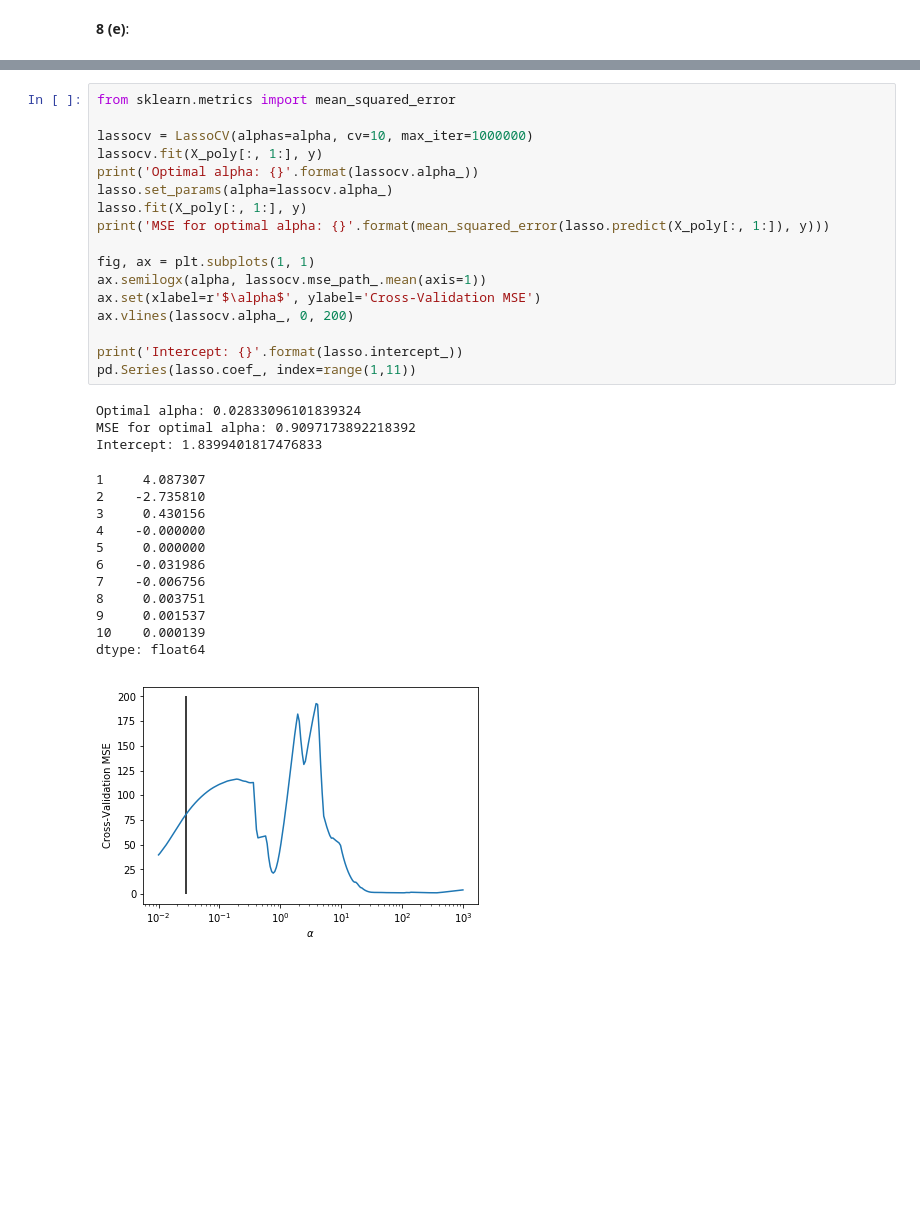
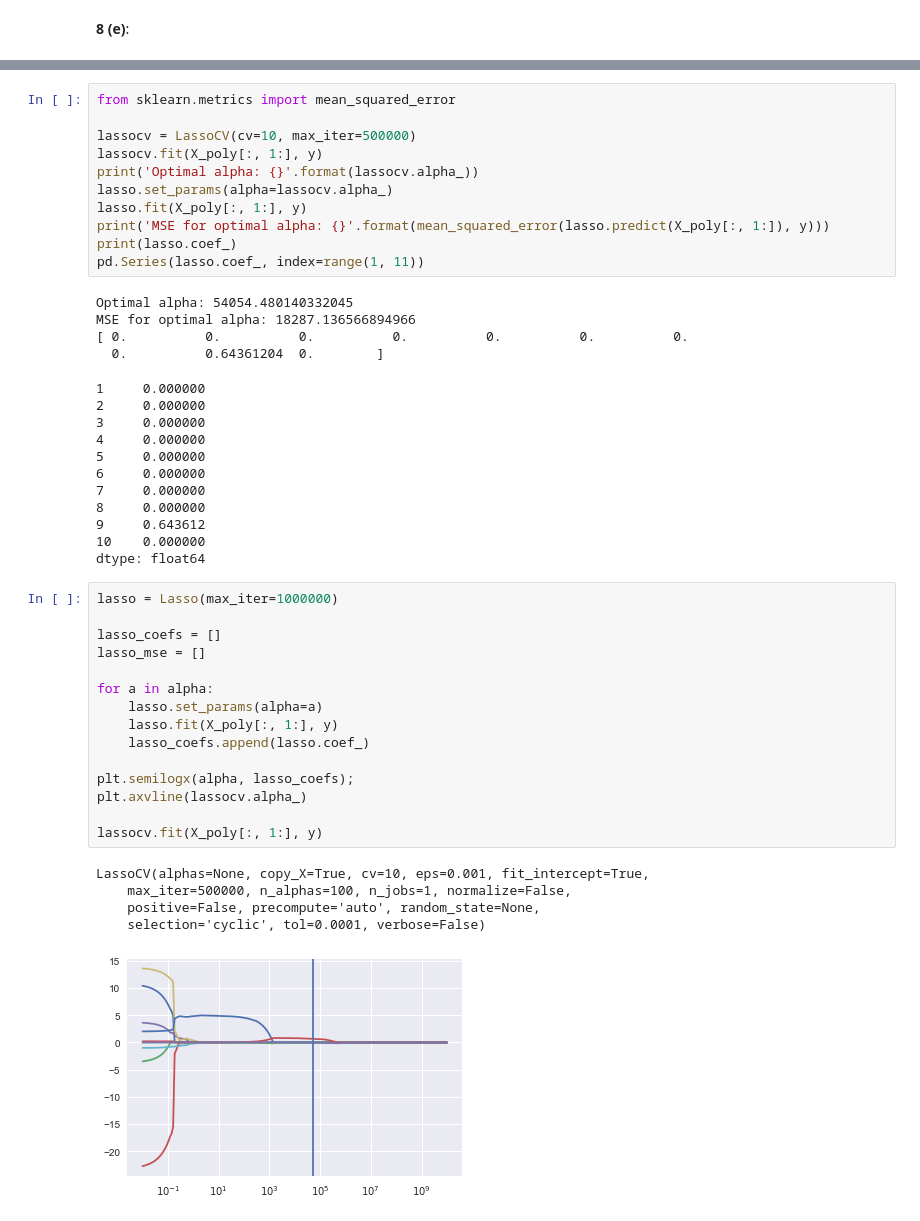
Before and after one commit to tsansom/islpy, a Jupyter notebook: notebooks/Chapter 6/Chapter 6 - Exercises.ipynb, the cells around one changed output, grey strips where cells are left out. Saved outputs shown, nothing was run; the diff lists cells and outputs as text; blank space fills up the shorter version.

```diff
--- a/notebooks/Chapter 6/Chapter 6 - Exercises.ipynb
+++ b/notebooks/Chapter 6/Chapter 6 - Exercises.ipynb
@@ -442,33 +509,48 @@ plt.semilogx(alpha, lasso_coefs)
 # %%
 from sklearn.metrics import mean_squared_error
 
-lassocv = LassoCV(alphas=alpha, cv=10, max_iter=1000000)
+lassocv = LassoCV(cv=10, max_iter=500000)
 lassocv.fit(X_poly[:, 1:], y)
 print('Optimal alpha: {}'.format(lassocv.alpha_))
 lasso.set_params(alpha=lassocv.alpha_)
 lasso.fit(X_poly[:, 1:], y)
 print('MSE for optimal alpha: {}'.format(mean_squared_error(lasso.predict(X_poly[:, 1:]), y)))
-
-fig, ax = plt.subplots(1, 1)
-ax.semilogx(alpha, lassocv.mse_path_.mean(axis=1))
-ax.set(xlabel=r'$\alpha$', ylabel='Cross-Validation MSE')
-ax.vlines(lassocv.alpha_, 0, 200)
-
-print('Intercept: {}'.format(lasso.intercept_))
-pd.Series(lasso.coef_, index=range(1,11))
+print(lasso.coef_)
+pd.Series(lasso.coef_, index=range(1, 11))
 # %% [output]
-Optimal alpha: 0.02833096101839324
-MSE for optimal alpha: 0.9097173892218392
-Intercept: 1.8399401817476833
+Optimal alpha: 54054.480140332045
+MSE for optimal alpha: 18287.136566894966
+[ 0.          0.          0.          0.          0.          0.          0.
+  0.          0.64361204  0.        ]
-1     4.087307
-2    -2.735810
-3     0.430156
-4    -0.000000
+1     0.000000
+2     0.000000
+3     0.000000
+4     0.000000
 5     0.000000
-6    -0.031986
-7    -0.006756
-8     0.003751
-9     0.001537
-10    0.000139
+6     0.000000
+7     0.000000
+8     0.000000
+9     0.643612
+10    0.000000
 dtype: float64
-[figure, removed]
+# %%
+lasso = Lasso(max_iter=1000000)
+
+lasso_coefs = []
+lasso_mse = []
+
+for a in alpha:
+    lasso.set_params(alpha=a)
+    lasso.fit(X_poly[:, 1:], y)
+    lasso_coefs.append(lasso.coef_)
+
+plt.semilogx(alpha, lasso_coefs);
+plt.axvline(lassocv.alpha_)
+
+lassocv.fit(X_poly[:, 1:], y)
+# %% [output]
+LassoCV(alphas=None, copy_X=True, cv=10, eps=0.001, fit_intercept=True,
+    max_iter=500000, n_alphas=100, n_jobs=1, normalize=False,
+    positive=False, precompute='auto', random_state=None,
+    selection='cyclic', tol=0.0001, verbose=False)
+[figure, added]
```
Also changed, not shown: parts of 35 cells of this notebook, 2 other files.
